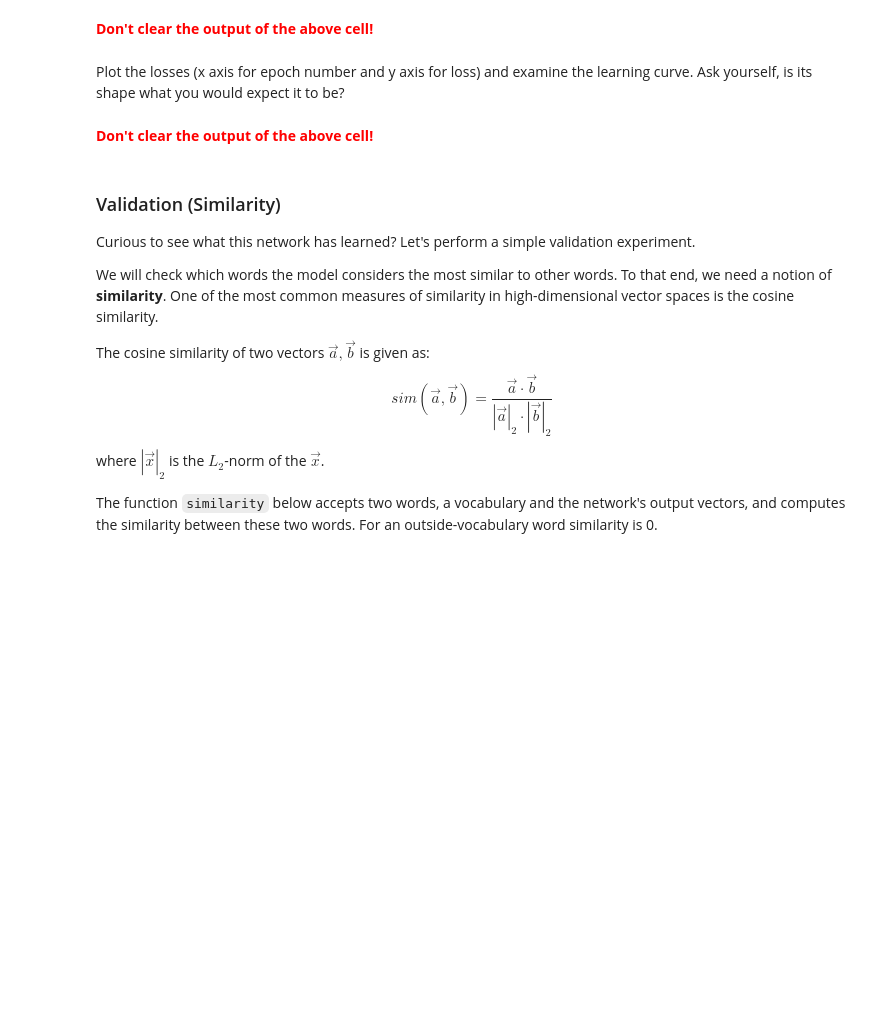
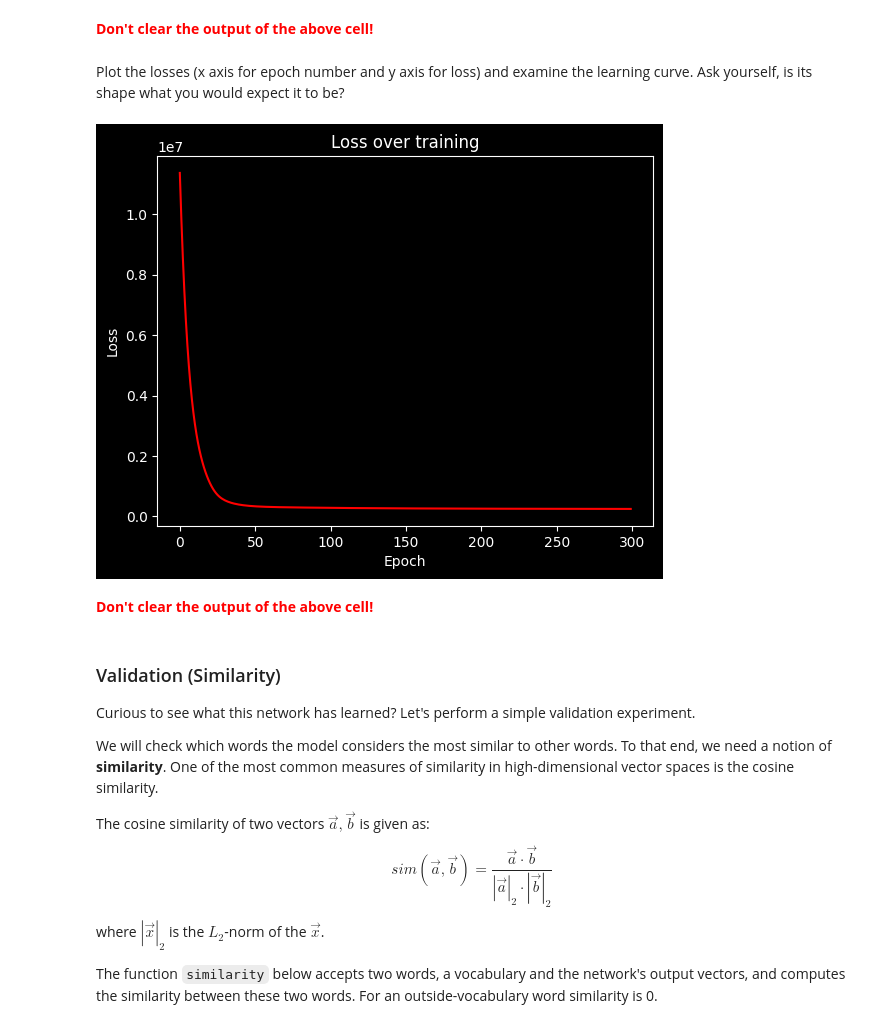
Before and after one commit to Cem-Kaya/lab2_for_INFOMLHVL, a Jupyter notebook: stud_MLHVL_word_vectors_24_25.ipynb, the cells around one changed output. Drawn from its saved outputs; the diff is of its cells as text; code cells hidden in the pictures; blank space fills up the shorter version.

```diff
--- a/stud_MLHVL_word_vectors_24_25.ipynb
+++ b/stud_MLHVL_word_vectors_24_25.ipynb
@@ -73,10 +73,12 @@ import torch
 #import numpy as np
 from torch import FloatTensor, LongTensor
 from typing import Dict, Callable, List
+import matplotlib.pyplot as plt
 # torch.set_printoptions(precision=8) #to increase precision of printing floats
 #print gpu support
 print("GPU available: ", torch.cuda.is_available())
 torch.set_printoptions(precision=3, sci_mode=False)
+MY_DEVICE = "cuda" if torch.cuda.is_available() else "cpu"
 # %% [output]
 GPU available:  True
 # %%
@@ -498,13 +509,23 @@ Training won't take too long on a CPU. In case you want to use a GPU, make sure
 # @title c6.1 [4pt]
 def train_glove_vectors(voc: Dict[str, int], X_weighted: FloatTensor, X1:FloatTensor,
                         vector_dim: int=30, seed: int=0, lr: float=0.05, num_epochs: int=300):
-    network = NotImplemented
-    opt = NotImplemented
+
+    network = GloVe(voc, vector_dim, seed=seed, device=MY_DEVICE) #self, vocab: Dict[str, int], vector_dim: int=30, device: str="cpu", seed: int=0
+    opt = torch.optim.Adam(network.parameters(), lr=lr)
+
 
     losses = [] # collect losses for each epoch here
     for i in range(num_epochs):
-        loss = NotImplemented
-        # print(f"Epoch {i:>3}: training Loss: {loss}")
+        loss = network.forward(X_weighted, X1)
+        opt.zero_grad()
+        loss.backward()
+        opt.step()
+
+        #for matplotlib to cpu
+        losses.append(loss.detach().cpu().numpy())
+
+        print(f"Epoch {i:>3}: training Loss: {loss}")
+
     return losses, network
 # %%
 # TEST
@@ -523,3 +559,13 @@ Plot the losses (x axis for epoch number and y axis for loss) and examine the le
+# %%
+# @title c6.2 [0pt]
+
+plt.plot(losses,color='red')
+plt.title("Loss over training")
+plt.xlabel("Epoch")
+plt.ylabel("Loss")
+plt.show()
+# %% [output]
+[figure, added]
 # %% [markdown]
 <font color="red">**Don't clear the output of the above cell!**</font>
 # %% [markdown]
```
Also changed, not shown: parts of 14 cells of this notebook.
